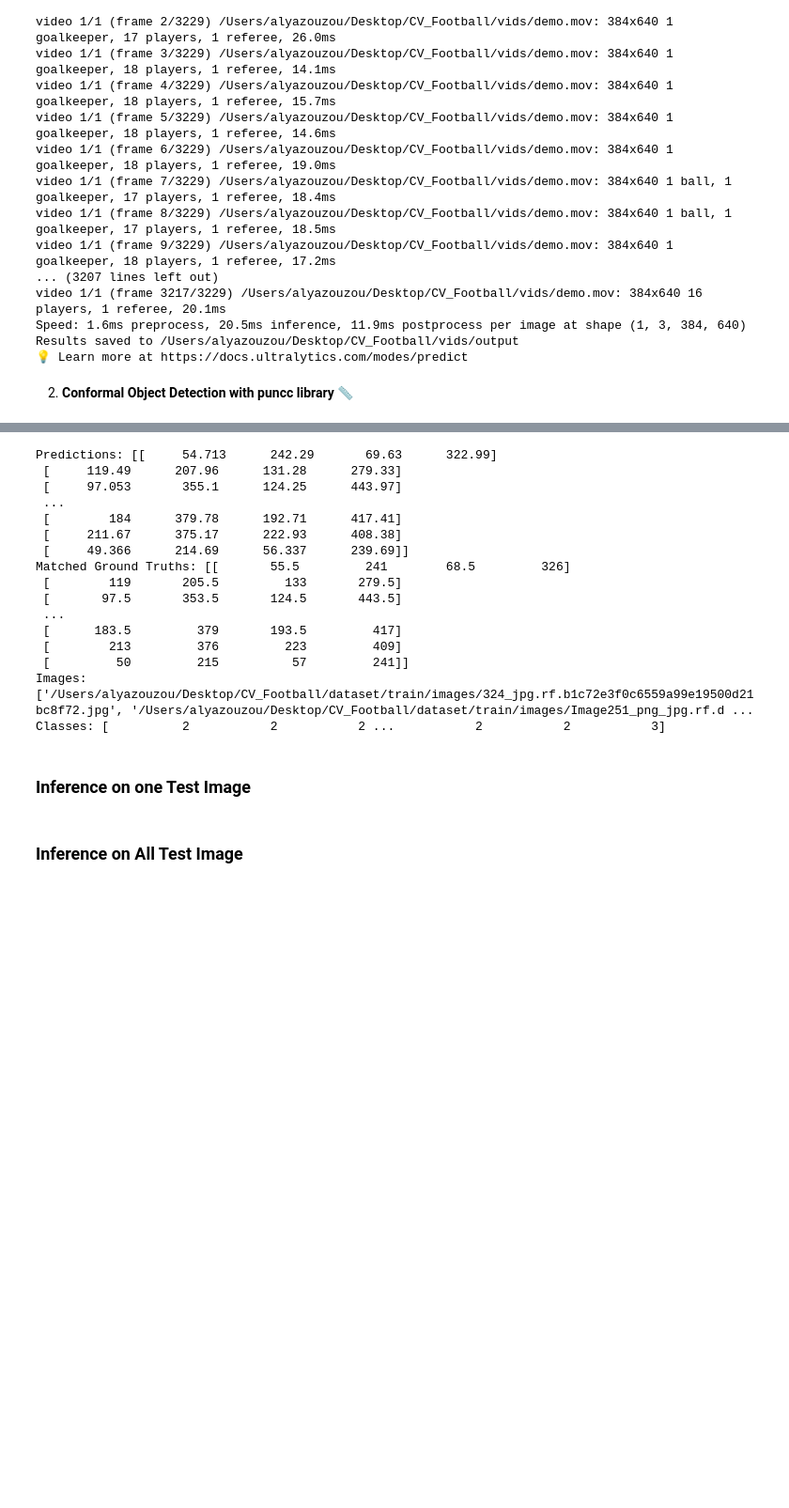
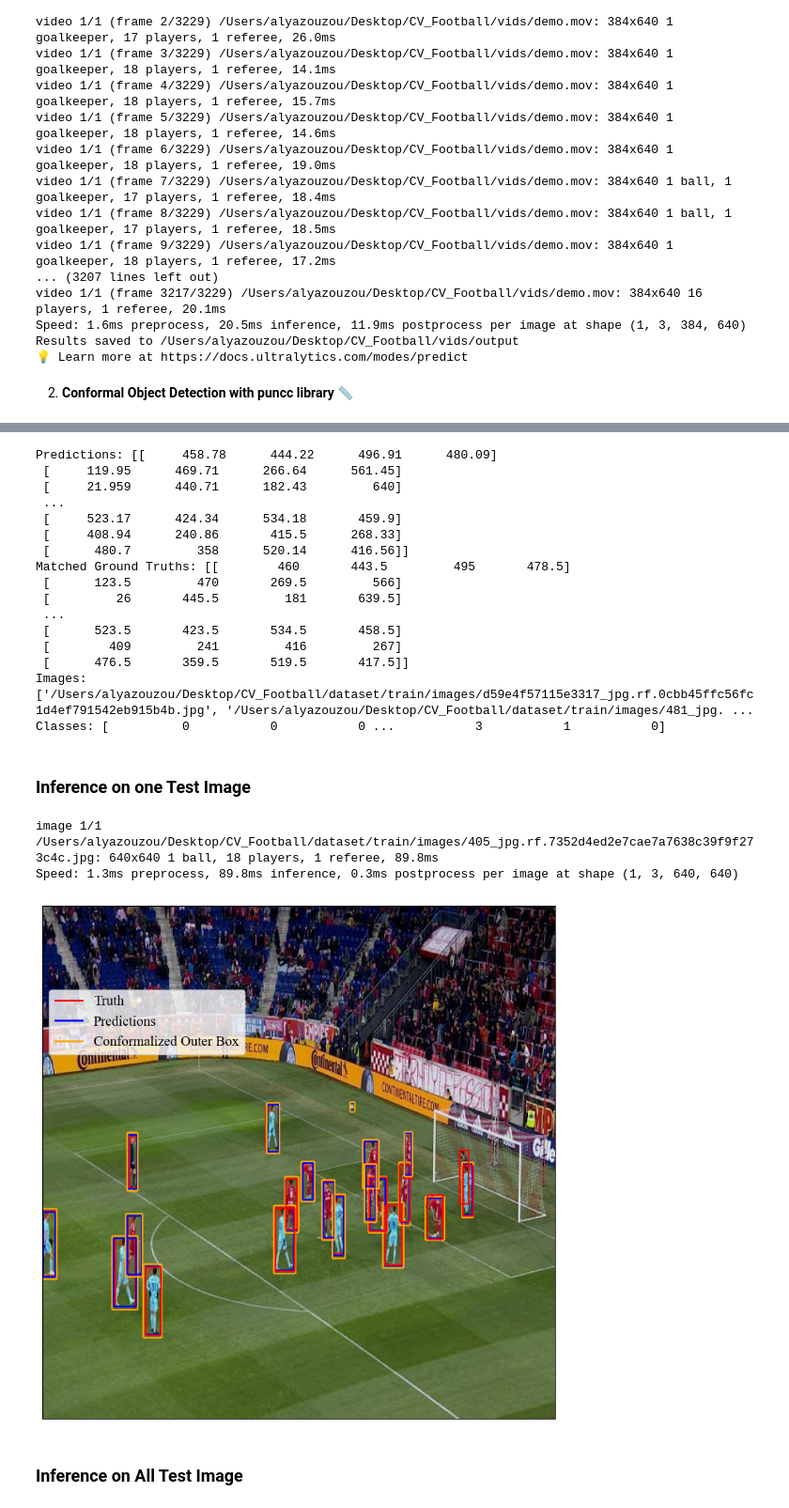
Before and after one commit to alyasltd/FootCVision, a Jupyter notebook: phase1/phase1.ipynb, the cells around one changed output, grey strips where cells are left out. Shown at 94% size. Cells and saved outputs as stored; diff of their text form; code cells hidden in the pictures; blank space fills up the shorter version.

Commit message:
added inference on one image using conformal prediction from puncc

```diff
--- a/phase1/phase1.ipynb
+++ b/phase1/phase1.ipynb
@@ -141,5 +141,8 @@ image_paths, ground_truth_boxes, all_labels = parse_yolo_dataset(train_images_pa
 X = np.array(image_paths)
 y = np.array(ground_truth_boxes, dtype=object)  # Use dtype=object for variable-length arrays
 labels = np.array(all_labels, dtype=object)  # Use dtype=object for variable-length arrays
+
+# Split the data into training and validation sets
+X_train, X_val, y_train, y_val, labels_train, labels_val = train_test_split(X, y, labels, test_size=0.2, random_state=42)
 # %%
 yolo_apii = YOLOAPIWrapper(model_path="/Users/alyazouzou/Desktop/CV_Football/FootCVision/phase1/runs/detect/train/weights/best.pt")
@@ -198,29 +174,29 @@ from deel.puncc.object_detection import SplitBoxWise
 api_model = IdPredictor()
 # %%
 # Appel à la méthode query
-y_preds, y_trues_matched, images, classes = yolo_apii.query(X, y, labels)
+y_preds, y_trues_matched, images, classes = yolo_apii.query(X_train, y_train, labels_train)
 
 print("Predictions:", y_preds)
 print("Matched Ground Truths:", y_trues_matched)
 print("Images:", images)
 print("Classes:", classes)
 # %% [output]
-Predictions: [[     54.713      242.29       69.63      322.99]
- [     119.49      207.96      131.28      279.33]
- [     97.053       355.1      124.25      443.97]
+Predictions: [[     458.78      444.22      496.91      480.09]
+ [     119.95      469.71      266.64      561.45]
+ [     21.959      440.71      182.43         640]
  ...
- [        184      379.78      192.71      417.41]
- [     211.67      375.17      222.93      408.38]
- [     49.366      214.69      56.337      239.69]]
-Matched Ground Truths: [[       55.5         241        68.5         326]
- [        119       205.5         133       279.5]
- [       97.5       353.5       124.5       443.5]
+ [     523.17      424.34      534.18       459.9]
+ [     408.94      240.86       415.5      268.33]
+ [      480.7         358      520.14      416.56]]
+Matched Ground Truths: [[        460       443.5         495       478.5]
+ [      123.5         470       269.5         566]
+ [         26       445.5         181       639.5]
  ...
- [      183.5         379       193.5         417]
- [        213         376         223         409]
- [         50         215          57         241]]
-Images: ['/Users/alyazouzou/Desktop/CV_Football/dataset/train/images/324_jpg.rf.b1c72e3f0c6559a99e19500d21bc8f72.jpg', '/Users/alyazouzou/Desktop/CV_Football/dataset/train/images/Image251_png_jpg.rf.d ...
-Classes: [          2           2           2 ...           2           2           3]
+ [      523.5       423.5       534.5       458.5]
+ [        409         241         416         267]
+ [      476.5       359.5       519.5       417.5]]
+Images: ['/Users/alyazouzou/Desktop/CV_Football/dataset/train/images/d59e4f57115e3317_jpg.rf.0cbb45ffc56fc1d4ef791542eb915b4b.jpg', '/Users/alyazouzou/Desktop/CV_Football/dataset/train/images/481_jpg. ...
+Classes: [          0           0           0 ...           3           1           0]
 # %%
 # Instantiate the conformal predictor
 conformal_predictor = SplitBoxWise(api_model, method="multiplicative", train=False)
@@ -231,50 +207,63 @@ conformal_predictor.fit(X_calib=y_preds, y_calib=y_trues_matched)
 ### Inference on one Test Image
 # %%
 # Select an image from the test dataset
-image, bboxes, classes = test_dataset[1]
+image_path, bboxes, classes = X_val[1], y_val[1], labels_val[1]
 
 # Predict on the image
-y_new_api = object_detection_api.predict_from_image(image)
+y_new_api = yolo_apii.predict_from_image(image_path)
 
 # Choose the coverage target 1-alpha
 alpha = 0.3
 
 # Inference + UQ
-y_pred_new, box_inner, box_outer = api_cp.predict(y_new_api, alpha=alpha)
+y_pred_new, box_inner, box_outer = conformal_predictor.predict(y_new_api, alpha=alpha)
+
+# Convert the predictions for comparison
+classes = [str(class_) for class_ in classes]
+image_path=str(image_path)
+y_pred_new_t = tuple(map(tuple, y_pred_new))
+bboxes_t = tuple(map(tuple, bboxes))
+box_inner_t = tuple(map(tuple, box_inner))
+box_outer_t= tuple(map(tuple, box_outer))
+# %% [output]
+image 1/1 /Users/alyazouzou/Desktop/CV_Football/dataset/train/images/405_jpg.rf.7352d4ed2e7cae7a7638c39f9f273c4c.jpg: 640x640 1 ball, 18 players, 1 referee, 89.8ms
+Speed: 1.3ms preprocess, 89.8ms inference, 0.3ms postprocess per image at shape (1, 3, 640, 640)
+# %%
+image = Image.open(image_path)
 # %%
 from deel.puncc.plotting import draw_bounding_box
 
-image_with_bbox = image.copy()
-
 for i in range(len(y_pred_new)):
     image_with_bbox = draw_bounding_box(
-        image=image_with_bbox,
-        box=bboxes[i],
+        image=image,
+        box=bboxes_t[i],
         label=classes[i],
         legend="Truth",
         color="red",
     )
     image_with_bbox = draw_bounding_box(
-        image=image_with_bbox,
-        box=y_pred_new[i],
+        image=image,
+        box=y_pred_new_t[i],
         legend="Predictions",
         color="blue",
     )
     image_with_bbox = draw_bounding_box(
-        image=image_with_bbox,
-        box=box_outer[i],
+        image=image,
+        box=box_outer_t[i],
         legend="Conformalized Outer Box",
         color="orange",
     )
 
     # image_with_bbox = draw_bounding_box(
     #     image=image_with_bbox,
     #     box=box_inner[i],
     #     legend="Conformalized Inner Box",
     #     color="brown",
     # )
 
-_ = draw_bounding_box(image=image_with_bbox, show=True)
+_ = draw_bounding_box(image=image, show=True)
+# %% [output]
+[figure, added]
 # %% [markdown]
 ### Inference on All Test Image
 # %%
```
Also changed, not shown: parts of 2 cells of this notebook, 1 other file.
